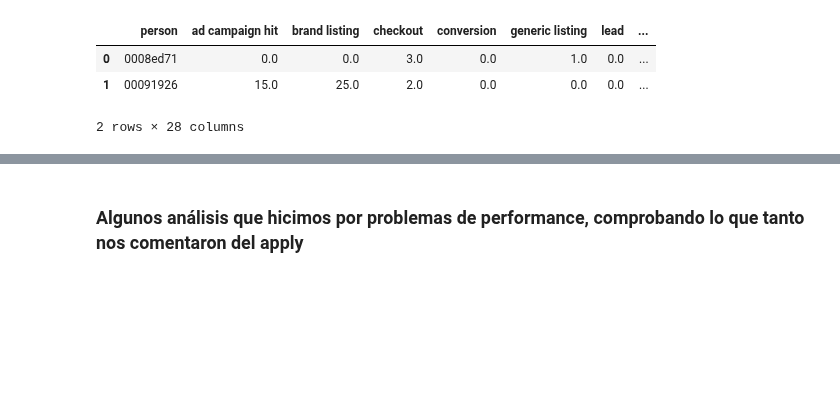
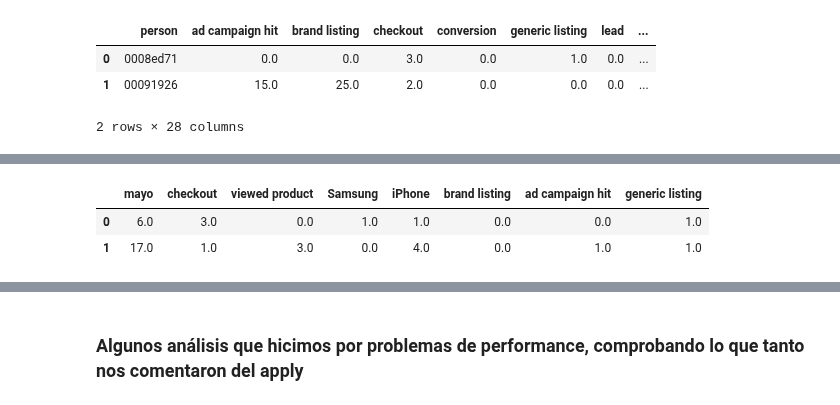
Before and after one commit to btusca/7506, a Jupyter notebook: TP2/Pre TP2.ipynb, the cells around one changed output, grey strips where cells are left out. Drawn from its saved outputs; the diff is of its cells as text; code cells hidden in the pictures; blank space fills up the shorter version.

Commit message:
Intento de uso de Random Forest copipasteado, no gran cosa pero capaz ayude

```diff
--- a/TP2/Pre TP2.ipynb
+++ b/TP2/Pre TP2.ipynb
@@ -144,0 +173,6 @@ clientesGrp.head(2)
+# %%
+clf = RandomForestClassifier(n_estimators=400, n_jobs=-1)
+scores = cross_val_score(estimator=clf,X=X, y=y, cv=3,
+                         scoring="roc_auc", verbose=True)
+
+"AUC %.2f +/- %.2f" % (scores.mean(), scores.std())
@@ -144,0 +182,12 @@ clientesGrp.head(2)
+# %%
+def feature_importances(model, features, n=10):
+    importances = model.feature_importances_
+    zipped = sorted(zip(features, importances), key=lambda x: -x[1])
+    for i, f in enumerate(zipped[:n]):
+        print("%d: Feature: %s, %.3f" % (i+1, f[0], f[1]))
+
+    return [f[0] for f in zipped[:n]]
+# %%
+clf.fit(X, y)
+#top_features = feature_importances(clf, features_encoded, n=20)
+valores = (zip(map(lambda x: round(x, 4), clf.feature_importances_), X.columns))
@@ -144,0 +201,2 @@ clientesGrp.head(2)
+# %%
+top_features = feature_importances(clf, X.columns, n=8)
@@ -144,0 +212,7 @@ clientesGrp.head(2)
+# %%
+#top_features  = ['mayo','checkout']
+X.loc[:,top_features].head(2)
+# %% [output]
+|  | mayo | checkout | viewed product | Samsung | iPhone | brand listing | ad campaign hit | generic listing |
+| 0 | 6.0 | 3.0 | 0.0 | 1.0 | 1.0 | 0.0 | 0.0 | 1.0 |
+| 1 | 17.0 | 1.0 | 3.0 | 0.0 | 4.0 | 0.0 | 1.0 | 1.0 |
```
Also changed, not shown: parts of 20 cells of this notebook.
